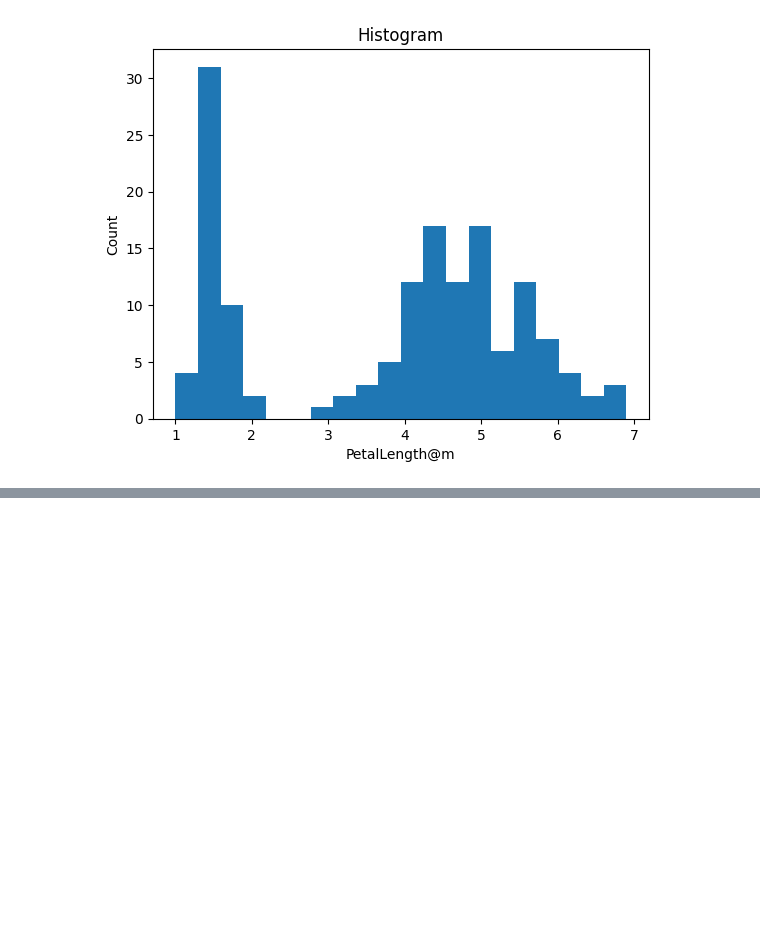
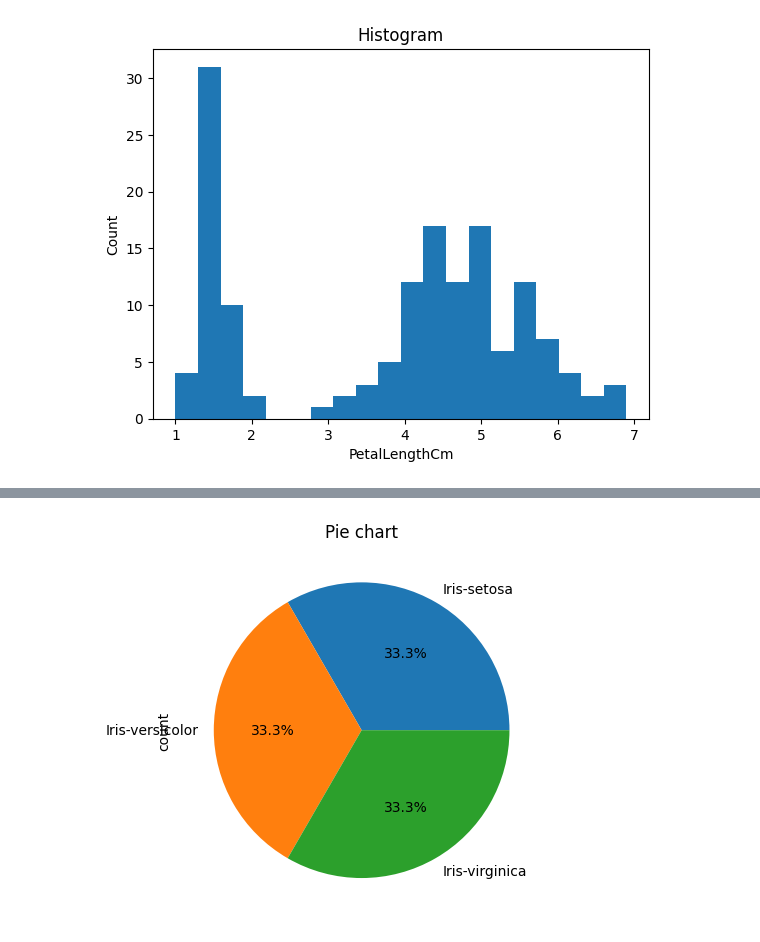
Before and after one commit to bhargavdhanisetti/AIML_NEOSKILLZ, a Jupyter notebook: day_13_.ipynb, the cells around one changed output, grey strips where cells are left out. Saved outputs shown, nothing was run; the diff lists cells and outputs as text; code cells hidden in the pictures; blank space fills up the shorter version.

```diff
--- a/day_13_.ipynb
+++ b/day_13_.ipynb
@@ -173,0 +177,6 @@ plt.show()
+# %%
+data["Species"].value_counts().plot(kind="pie", autopct="%0.1f%%")
+plt.title("Pie chart")
+plt.show()
+# %% [output]
+[figure, added]
```
Also changed, not shown: parts of 4 cells of this notebook.
